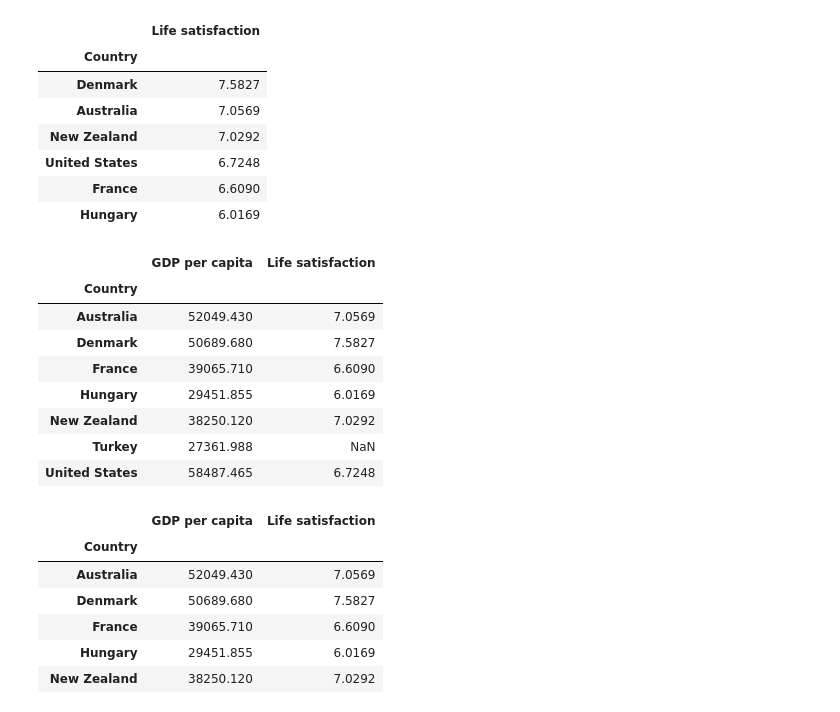
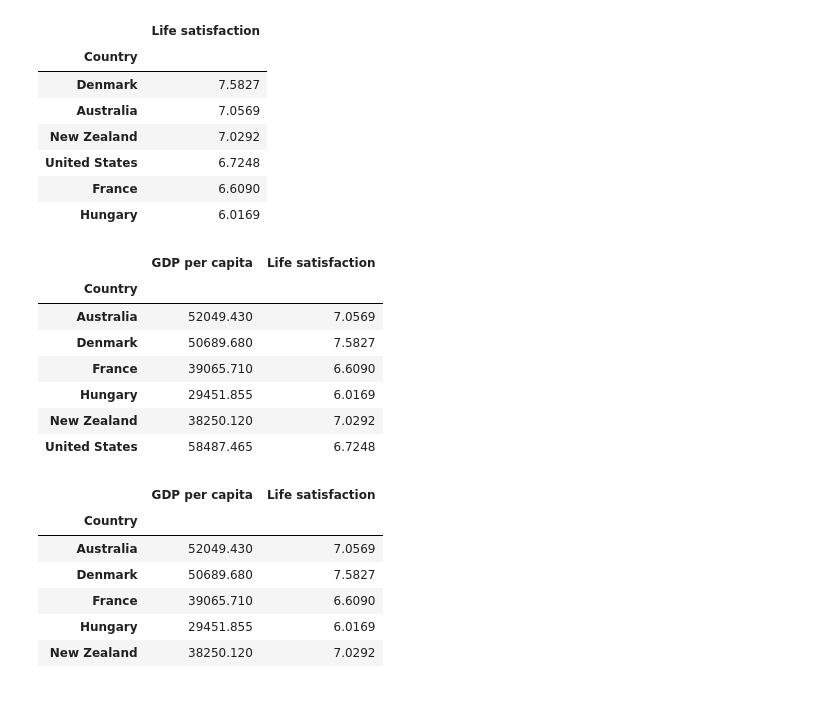
Before and after one commit to getyoteamsolutions/Linear_Regression_Project, a Jupyter notebook: Linear_Regression_Model_Project.ipynb, the cells around one changed output. Saved outputs shown, nothing was run; the diff lists cells and outputs as text; code cells hidden in the pictures.

```diff
--- a/Linear_Regression_Model_Project.ipynb
+++ b/Linear_Regression_Model_Project.ipynb
@@ -100,14 +118,13 @@ updated_dataframe
 # %%
-final_df = filtered_df1.join(updated_dataframe)
+final_df = filtered_df1.join(updated_dataframe,how = 'inner')
 final_df
 # %% [output]
 |  | GDP per capita | Life satisfaction |
 | Country |  |  |
 | Australia | 52049.430 | 7.0569 |
 | Denmark | 50689.680 | 7.5827 |
 | France | 39065.710 | 6.6090 |
 | Hungary | 29451.855 | 6.0169 |
 | New Zealand | 38250.120 | 7.0292 |
-| Turkey | 27361.988 | NaN |
 | United States | 58487.465 | 6.7248 |
 # %%
```
Also changed, not shown: parts of 19 cells of this notebook.
